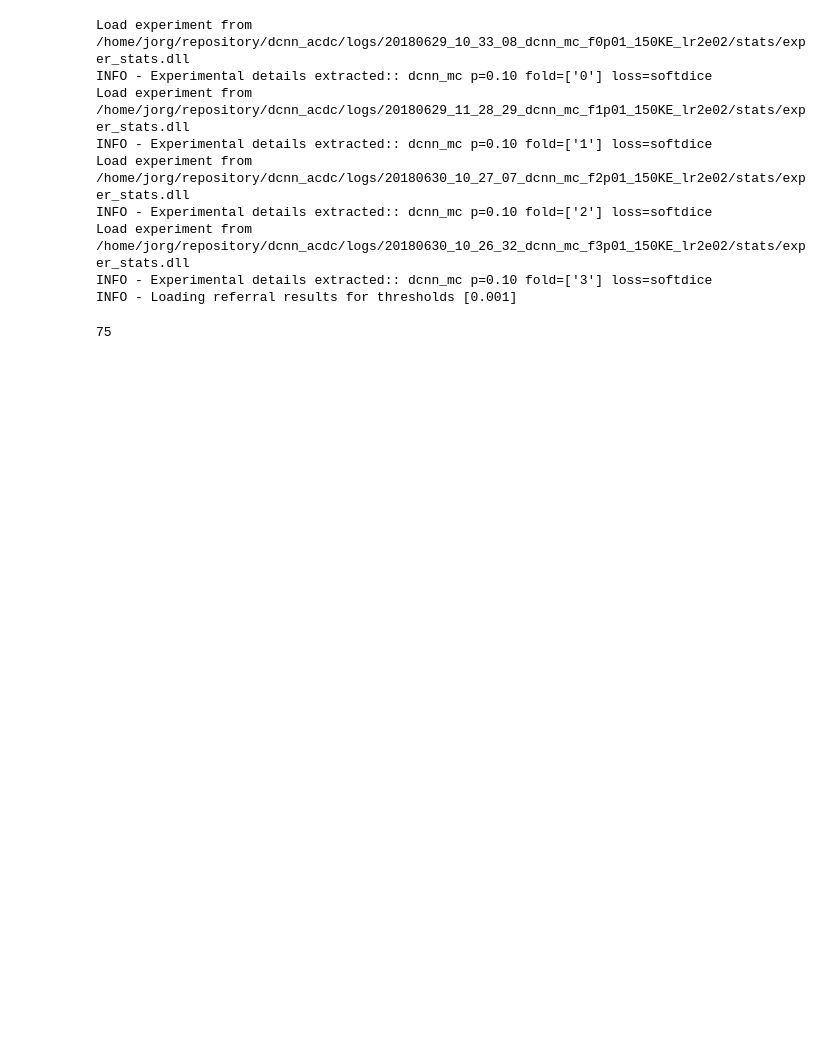
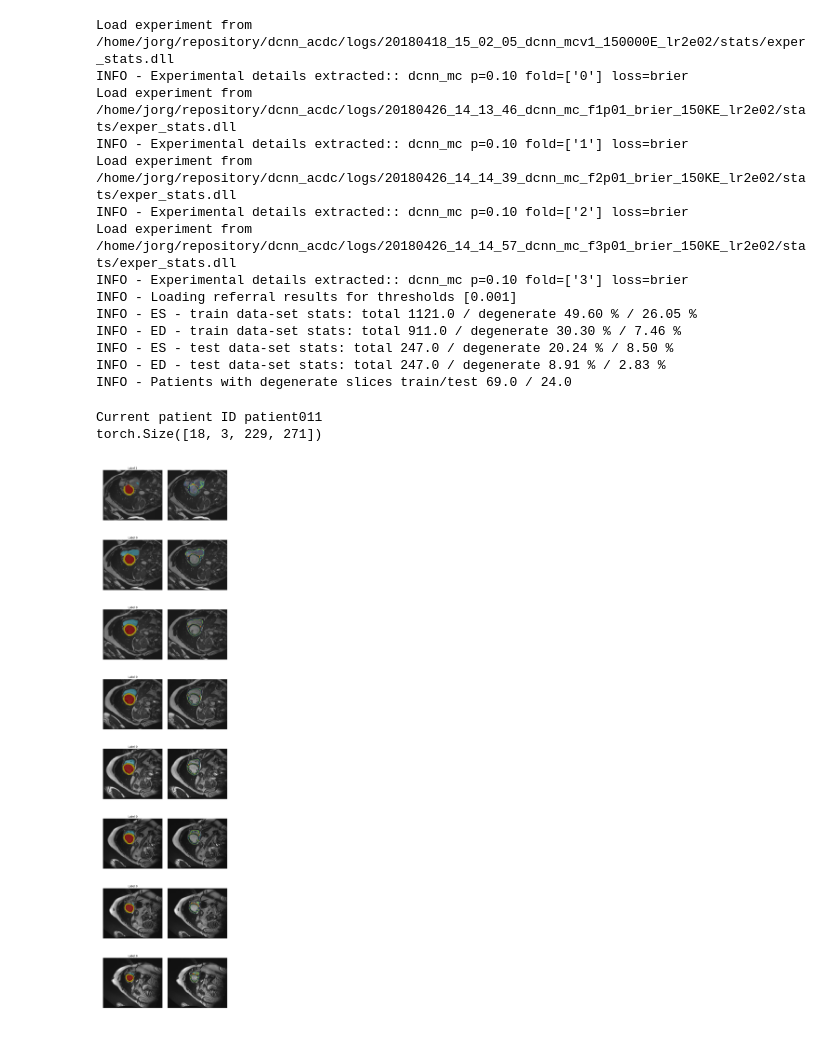
Before and after one commit to toologicbv/dcnn_acdc, a Jupyter notebook: notebooks/exper_slice_detector.ipynb, the cells around one changed output. Drawn from its saved outputs; the diff is of its cells as text; code cells hidden in the pictures; blank space fills up the shorter version.

```diff
--- a/notebooks/exper_slice_detector.ipynb
+++ b/notebooks/exper_slice_detector.ipynb
@@ -68,7 +68,7 @@ np.random.seed(SEED)
 
 # IMPORTANT - THE FOLD WE'RE USING FOR TESTING. NOTE: Training and testing fold should be the same
 # we raise an error in the test_ensemble method if this is not the case!
-TEST_FOLD = 3
+TEST_FOLD = 1
 
 exp_mc01_brier = {3: "20180426_14_14_57_dcnn_mc_f3p01_brier_150KE_lr2e02",
                   2: "20180426_14_14_39_dcnn_mc_f2p01_brier_150KE_lr2e02",
@@ -144,21 +144,68 @@ ED: slices missing RV/MYO/LV 0/0/0 (0.00/0.00/0.00) / complete 0 wo-all 0
 # %%
 from in_out.dataset_slice_detector import create_dataset
 
-seg_exper_dict = ExperHandlerEnsemble(exp_mc01_softdice)
+seg_exper_dict = ExperHandlerEnsemble(exp_mc01_brier)
 
-detect_dataset = create_dataset(dataset, seg_exper_dict, type_of_map="u_map")
+detect_dataset = create_dataset(dataset, seg_exper_dict, type_of_map="e_map")
 del seg_exper_dict
 # %% [output]
-Load experiment from /home/jorg/repository/dcnn_acdc/logs/20180629_10_33_08_dcnn_mc_f0p01_150KE_lr2e02/stats/exper_stats.dll
-INFO - Experimental details extracted:: dcnn_mc p=0.10 fold=['0'] loss=softdice
-Load experiment from /home/jorg/repository/dcnn_acdc/logs/20180629_11_28_29_dcnn_mc_f1p01_150KE_lr2e02/stats/exper_stats.dll
-INFO - Experimental details extracted:: dcnn_mc p=0.10 fold=['1'] loss=softdice
-Load experiment from /home/jorg/repository/dcnn_acdc/logs/20180630_10_27_07_dcnn_mc_f2p01_150KE_lr2e02/stats/exper_stats.dll
-INFO - Experimental details extracted:: dcnn_mc p=0.10 fold=['2'] loss=softdice
-Load experiment from /home/jorg/repository/dcnn_acdc/logs/20180630_10_26_32_dcnn_mc_f3p01_150KE_lr2e02/stats/exper_stats.dll
-INFO - Experimental details extracted:: dcnn_mc p=0.10 fold=['3'] loss=softdice
+Load experiment from /home/jorg/repository/dcnn_acdc/logs/20180418_15_02_05_dcnn_mcv1_150000E_lr2e02/stats/exper_stats.dll
+INFO - Experimental details extracted:: dcnn_mc p=0.10 fold=['0'] loss=brier
+Load experiment from /home/jorg/repository/dcnn_acdc/logs/20180426_14_13_46_dcnn_mc_f1p01_brier_150KE_lr2e02/stats/exper_stats.dll
+INFO - Experimental details extracted:: dcnn_mc p=0.10 fold=['1'] loss=brier
+Load experiment from /home/jorg/repository/dcnn_acdc/logs/20180426_14_14_39_dcnn_mc_f2p01_brier_150KE_lr2e02/stats/exper_stats.dll
+INFO - Experimental details extracted:: dcnn_mc p=0.10 fold=['2'] loss=brier
+Load experiment from /home/jorg/repository/dcnn_acdc/logs/20180426_14_14_57_dcnn_mc_f3p01_brier_150KE_lr2e02/stats/exper_stats.dll
+INFO - Experimental details extracted:: dcnn_mc p=0.10 fold=['3'] loss=brier
 INFO - Loading referral results for thresholds [0.001]
+INFO - ES - train data-set stats: total 1121.0 / degenerate 49.60 % / 26.05 %
+INFO - ED - train data-set stats: total 911.0 / degenerate 30.30 % / 7.46 %
+INFO - ES - test data-set stats: total 247.0 / degenerate 20.24 % / 8.50 %
+INFO - ED - test data-set stats: total 247.0 / degenerate 8.91 % / 2.83 %
+INFO - Patients with degenerate slices train/test 69.0 / 24.0
-# %%
-len(detect_dataset.train_images)
-# %% [output]
-75
+# %%
+from utils.dslices.batch_handler import BatchHandler as BatchHandlerSD
+
+
+def transparent_cmap(cmap, N=255):
+        "Copy colormap and set alpha values"
+        mycmap = cmap
+        mycmap._init()
+        mycmap._lut[:, -1] = np.linspace(0, 0.8, N + 4)
+        return mycmap
+
+mycmap = transparent_cmap(plt.get_cmap('jet'))
+batch_size = 8
+
+new_batch = BatchHandlerSD(data_set=detect_dataset, is_train=False, cuda=False)
+x_input, y_lbl = new_batch(batch_size=batch_size, backward_freq=1, patient_id="patient011")
+print("Current patient ID {}".format(new_batch.current_patient_id))
+print(x_input.shape)
+rows = batch_size * 2
+columns = 6
+height = 3 * rows
+width = 16
+
+fig = plt.figure(figsize=(width, height))
+row = 0
+
+for b in np.arange(batch_size):
+    img_slice = x_input[b, 0]
+    seg_mask = x_input[b, 1]
+    u_map = x_input[b, 2]
+    ax1 = plt.subplot2grid((rows, columns), (row, 0), rowspan=2, colspan=2)
+    ax1.imshow(img_slice, cmap=cm.gray)
+    ax1.set_title("Label {}".format(y_lbl[b]))
+    plt.axis("off")
+    ax2 = plt.subplot2grid((rows, columns), (row, 2), rowspan=2, colspan=2)
+    ax2.imshow(img_slice, cmap=cm.gray)
+    ax2_plot = ax2.imshow(u_map, cmap=mycmap)
+    plt.axis("off")
+    ax3 = plt.subplot2grid((rows, columns), (row, 4), rowspan=2, colspan=2)
+    ax1.imshow(seg_mask, cmap=cm.jet)
+    plt.axis("off")
+    row += 2
+# %% [output]
+Current patient ID patient011
+torch.Size([18, 3, 229, 271])
+[figure, added]
```
Also changed, not shown: parts of 2 cells of this notebook, 9 other files.
